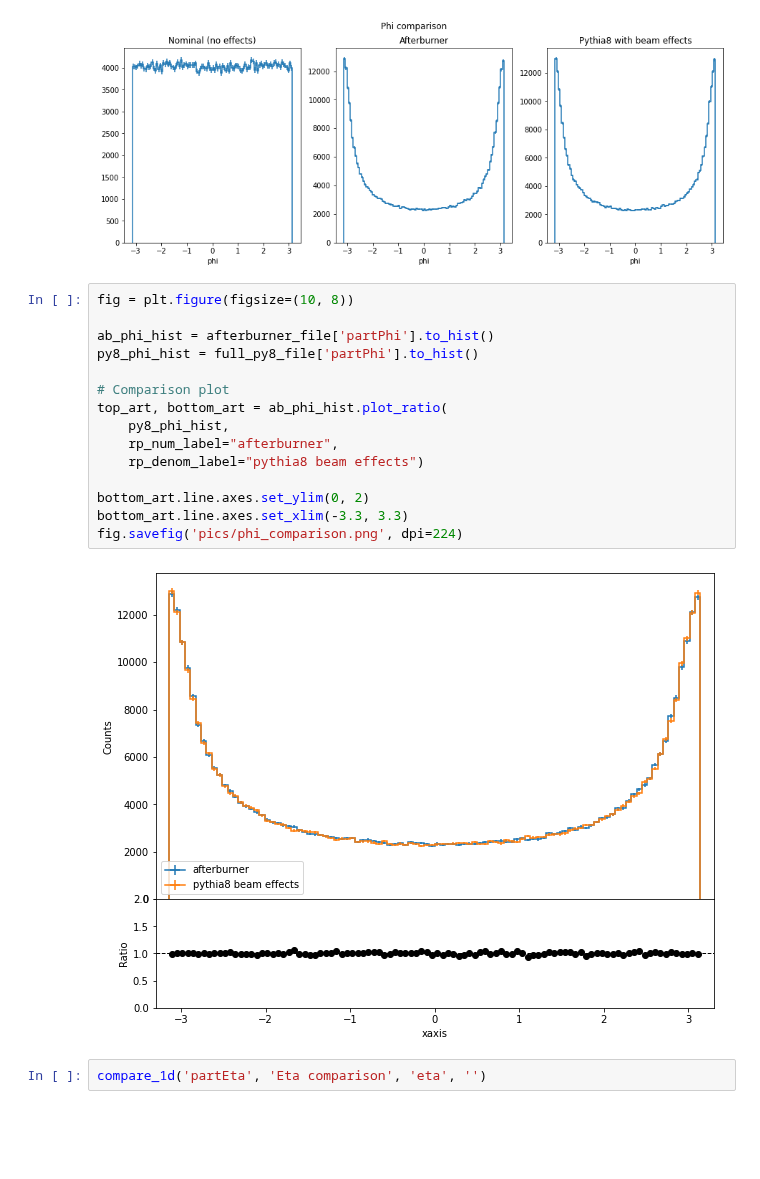
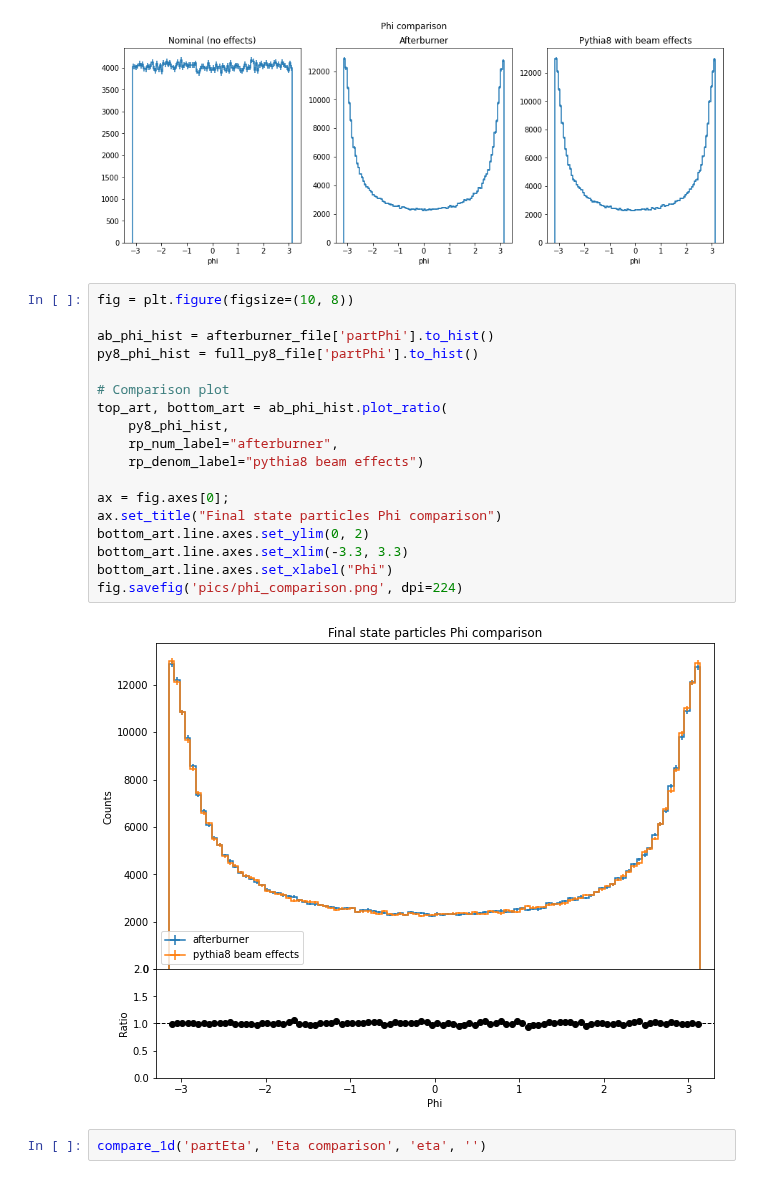
Before and after one commit to eic/afterburner, a Jupyter notebook: python/comparison.ipynb, the cells around one changed output. Cells and saved outputs as stored; diff of their text form; blank space fills up the shorter version.

```diff
--- a/python/comparison.ipynb
+++ b/python/comparison.ipynb
@@ -96,20 +96,23 @@ compare_1d("partPhi", "Phi comparison", "phi", "")
 # %%
 fig = plt.figure(figsize=(10, 8))
 
 ab_phi_hist = afterburner_file['partPhi'].to_hist()
 py8_phi_hist = full_py8_file['partPhi'].to_hist()
 
 # Comparison plot
 top_art, bottom_art = ab_phi_hist.plot_ratio(
     py8_phi_hist,
     rp_num_label="afterburner",
     rp_denom_label="pythia8 beam effects")
 
+ax = fig.axes[0];
+ax.set_title("Final state particles Phi comparison")
 bottom_art.line.axes.set_ylim(0, 2)
 bottom_art.line.axes.set_xlim(-3.3, 3.3)
+bottom_art.line.axes.set_xlabel("Phi")
 fig.savefig('pics/phi_comparison.png', dpi=224)
 # %% [output]
-[figure, old version]
+[figure, new version]
 # %%
 compare_1d('partEta', 'Eta comparison', 'eta', '')
 # %% [output]
```
Also changed, not shown: parts of 1 cell of this notebook, 2 other files.
